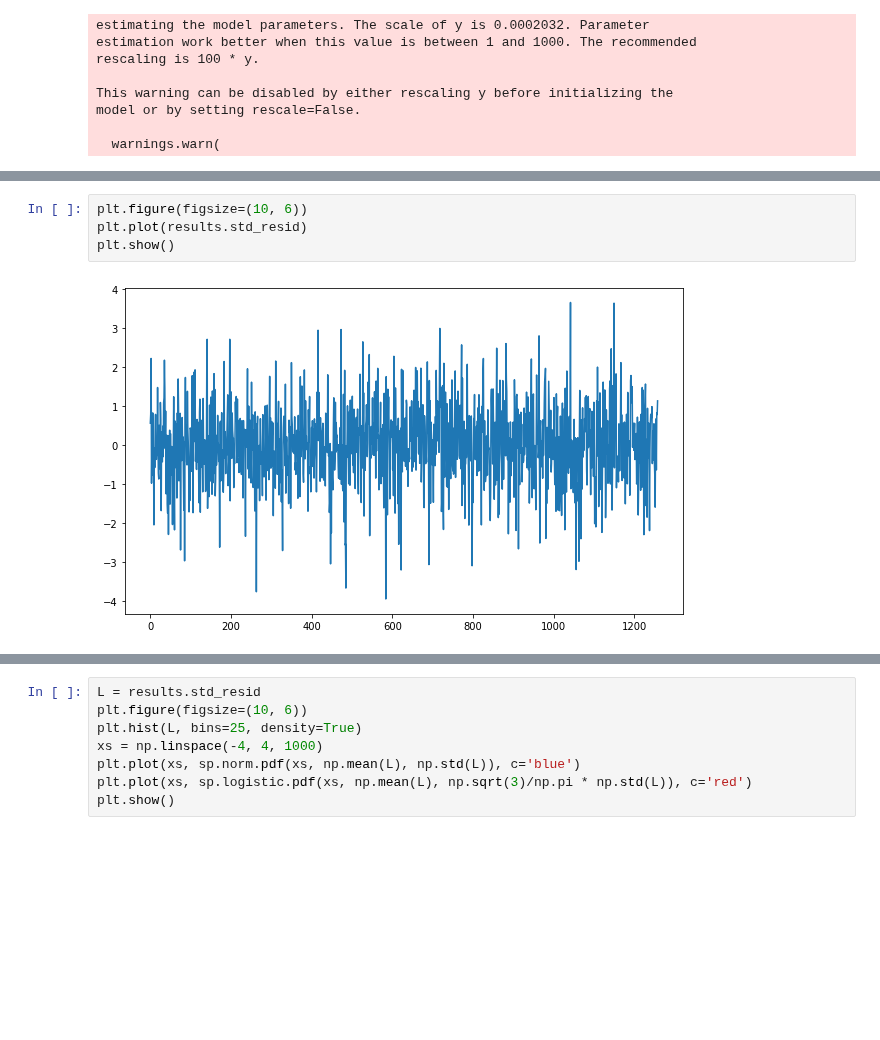
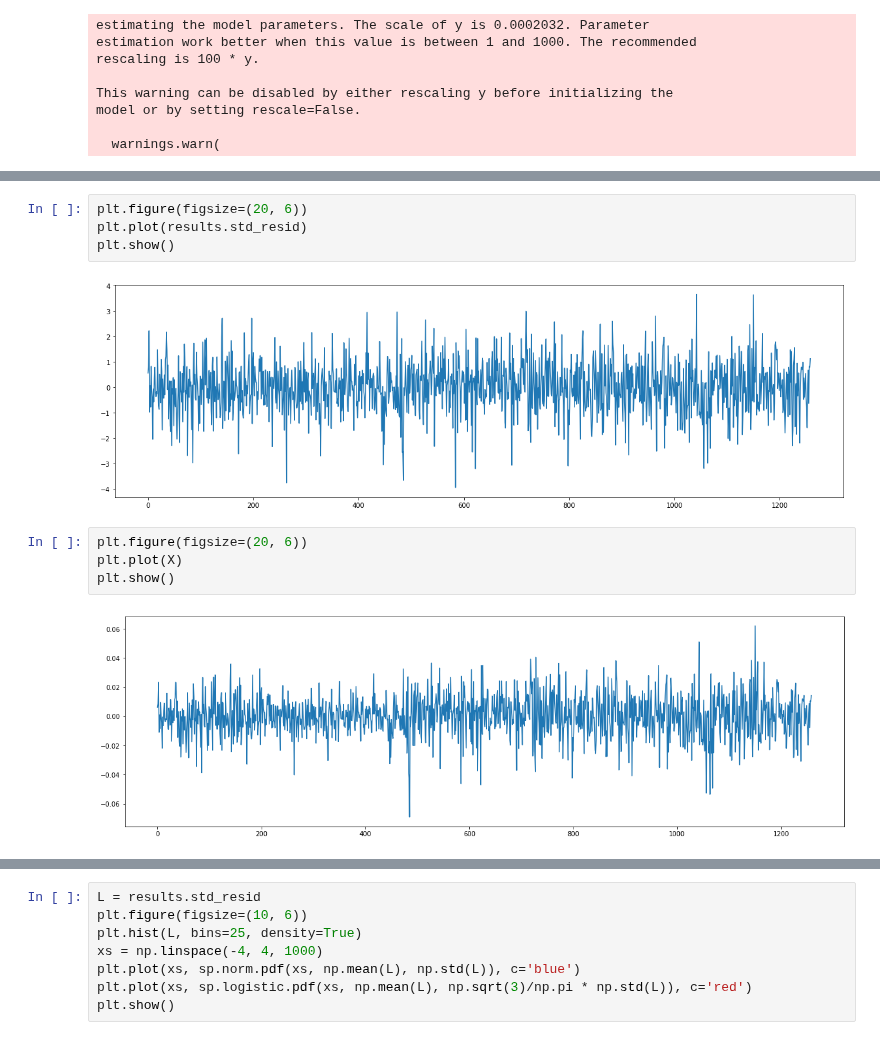
Before and after one commit to Szymex49/NVIDIA_risk_management, a Jupyter notebook: Raport_4/Malec.ipynb, the cells around one changed output, grey strips where cells are left out. Drawn from its saved outputs; the diff is of its cells as text; blank space fills up the shorter version.

```diff
--- a/Raport_4/Malec.ipynb
+++ b/Raport_4/Malec.ipynb
@@ -79,7 +82,13 @@ plt.show()
 [figure]
 # %%
-plt.figure(figsize=(10, 6))
+plt.figure(figsize=(20, 6))
 plt.plot(results.std_resid)
 plt.show()
 # %% [output]
-[figure, old version]
+[figure, new version]
+# %%
+plt.figure(figsize=(20, 6))
+plt.plot(X)
+plt.show()
+# %% [output]
+[figure, added]
```
Also changed, not shown: parts of 12 cells of this notebook.
